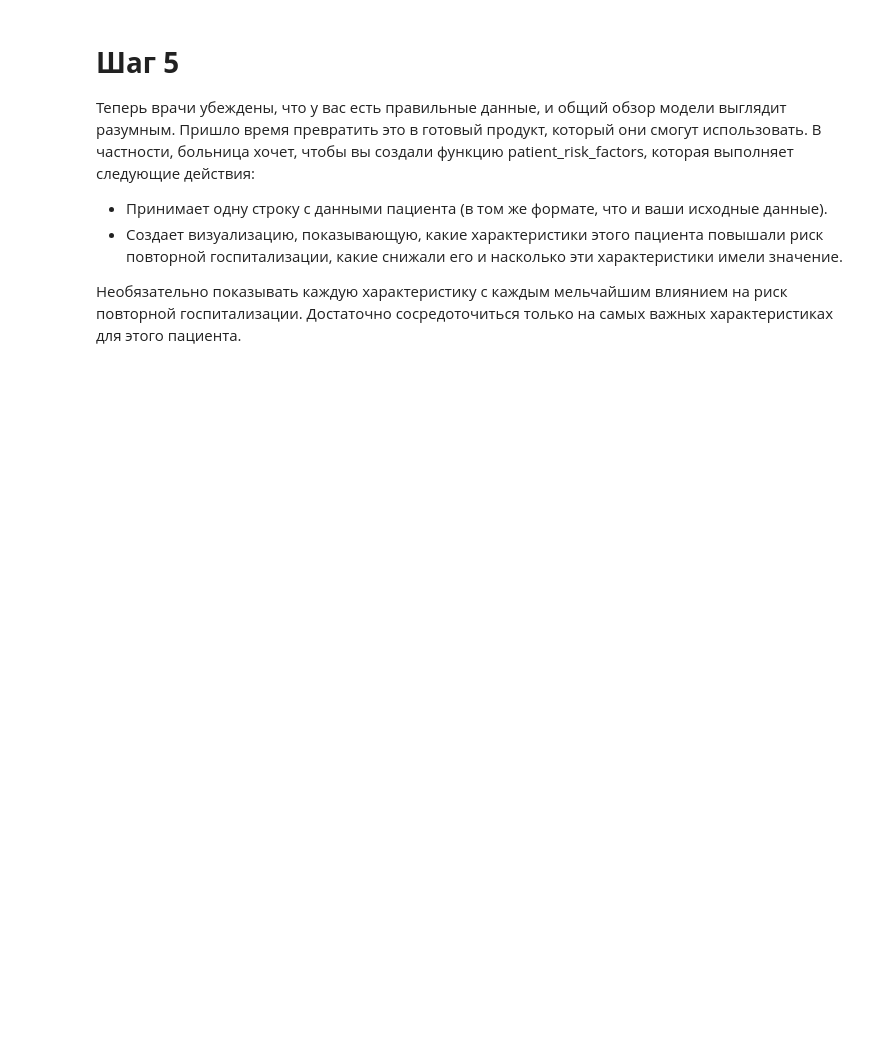
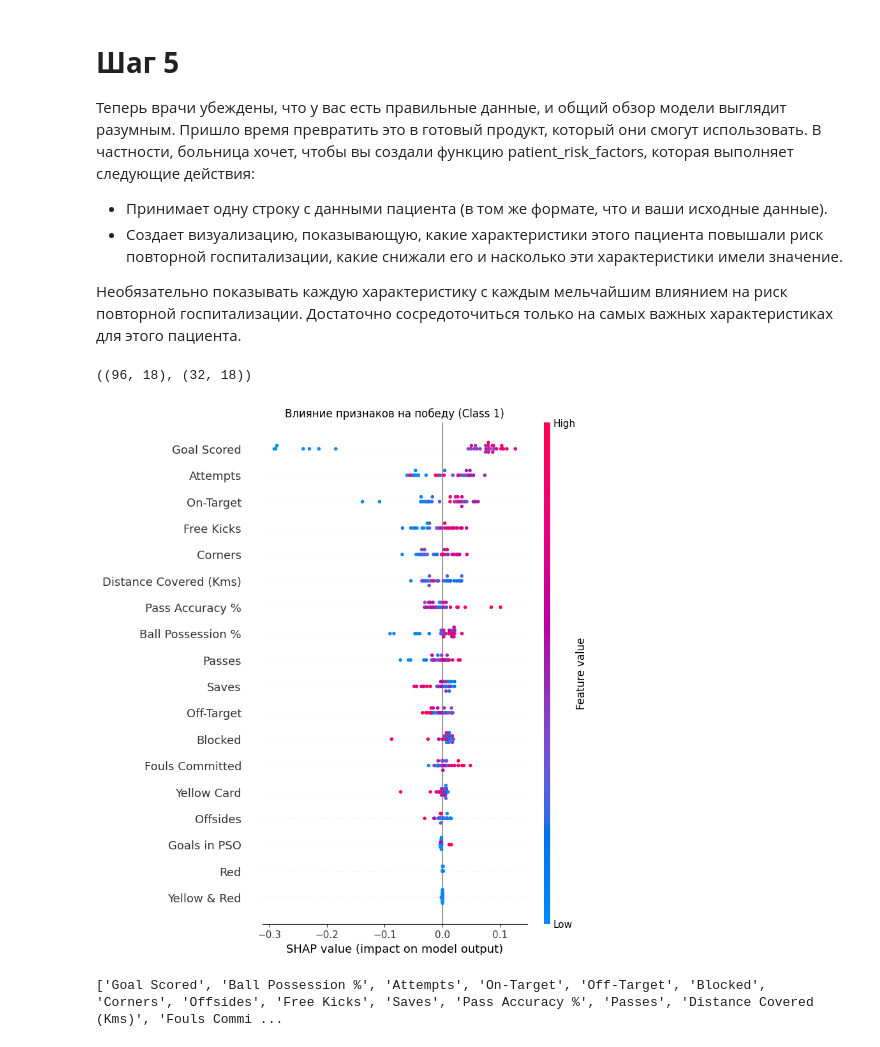
Before and after one commit to Grashch/Kaggle_tasks, a Jupyter notebook: SHAP_Values.ipynb, the cells around one changed output. Drawn from its saved outputs; the diff is of its cells as text; code cells hidden in the pictures; blank space fills up the shorter version.

```diff
--- a/SHAP_Values.ipynb
+++ b/SHAP_Values.ipynb
@@ -337,3 +336,42 @@ expected_value = explainer.expected_value.item()
 #     figsize=(25, 3)
 # )
 # plt.show()
+# %%
+from sklearn.model_selection import train_test_split
+from sklearn.ensemble import RandomForestClassifier
+
+data = pd.read_csv('/content/FIFA 2018 Statistics.csv')
+y = (data['Man of the Match'] == "Yes")  # Convert from string "Yes"/"No" to binary
+feature_names = [i for i in data.columns if data[i].dtype in [np.int64, np.int64]]
+X = data[feature_names]
+train_X, val_X, train_y, val_y = train_test_split(X, y, random_state=1)
+my_model = RandomForestClassifier(random_state=0).fit(train_X, train_y)
+# %%
+train_X.shape, val_X.shape
+# %% [output]
+((96, 18), (32, 18))
+# %%
+# 1. Создаем эксплейнер
+explainer = shap.TreeExplainer(my_model)
+
+# 2. Получаем значения (для надежности без индекса [1] сразу)
+shap_values = explainer.shap_values(val_X)
+
+# 1. Извлекаем вклады только для положительного класса (индекс 1)
+# Поскольку у вас (32, 18, 2), нам нужны все строки, все признаки и второй слой
+values_to_plot = shap_values[:, :, 1]
+
+# 2. Отрисовка
+# В Colab лучше сначала вызвать сам плот без предварительного создания figure,
+# либо передать отрисовку явно.
+shap.summary_plot(values_to_plot, val_X, show=False)
+
+# 3. Настройка заголовка и отображение
+plt.title("Влияние признаков на победу (Class 1)")
+plt.show()
+# %% [output]
+[figure, added]
+# %%
+print(val_X.columns.tolist())
+# %% [output]
+['Goal Scored', 'Ball Possession %', 'Attempts', 'On-Target', 'Off-Target', 'Blocked', 'Corners', 'Offsides', 'Free Kicks', 'Saves', 'Pass Accuracy %', 'Passes', 'Distance Covered (Kms)', 'Fouls Commi ...
```
Also changed, not shown: parts of 2 cells of this notebook.
